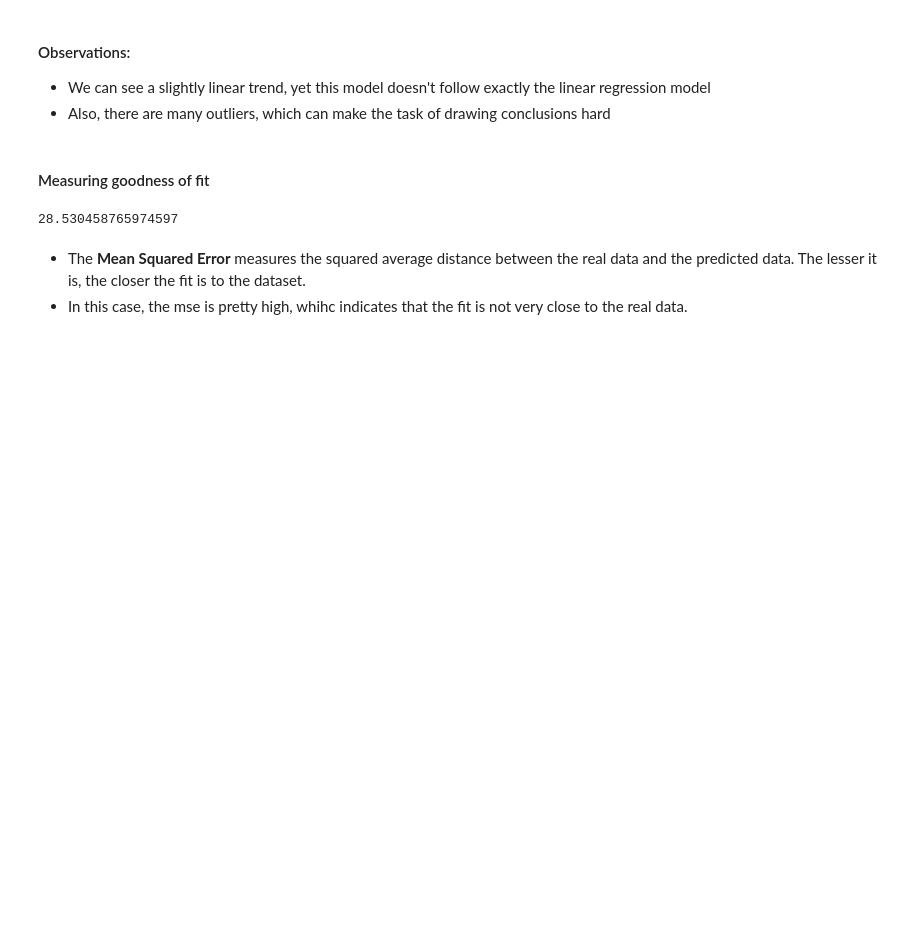
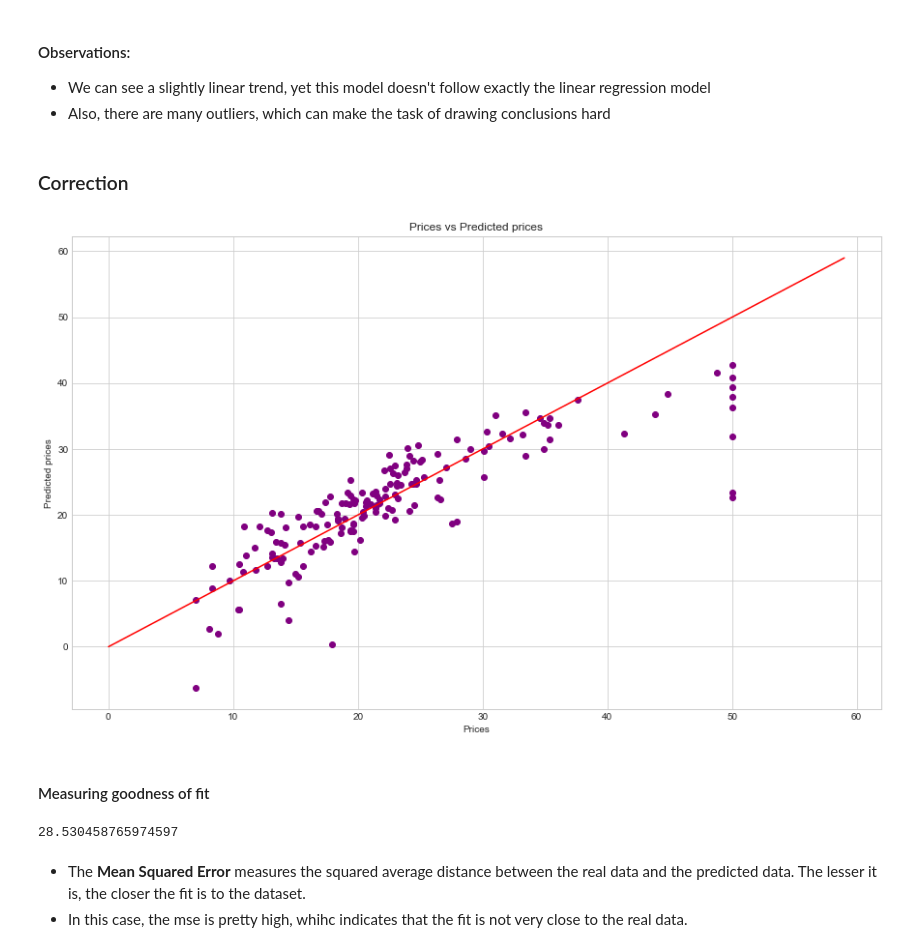
Before and after one commit to angelagomezf/boston_linear_regression, a Jupyter notebook: boston_housing.ipynb, the cells around one changed output. Saved outputs shown, nothing was run; the diff lists cells and outputs as text; code cells hidden in the pictures; blank space fills up the shorter version.

```diff
--- a/boston_housing.ipynb
+++ b/boston_housing.ipynb
@@ -249,6 +251,18 @@ plt.title("Prices vs Predicted prices");
 #### Observations:
 - We can see a slightly linear trend, yet this model doesn't follow exactly the linear regression model
 - Also, there are many outliers, which can make the task of drawing conclusions hard
+# %% [markdown]
+### Correction
+# %%
+x = np.arange(0,60,1)
+plt.scatter(Y_test, Y_pred, c="purple")
+plt.plot(x,x, c="red")
+
+plt.xlabel("Prices")
+plt.ylabel("Predicted prices")
+plt.title("Prices vs Predicted prices");
+# %% [output]
+[figure, added]
 # %% [markdown]
 #### Measuring goodness of fit
 # %%
```
Also changed, not shown: parts of 4 cells of this notebook.
